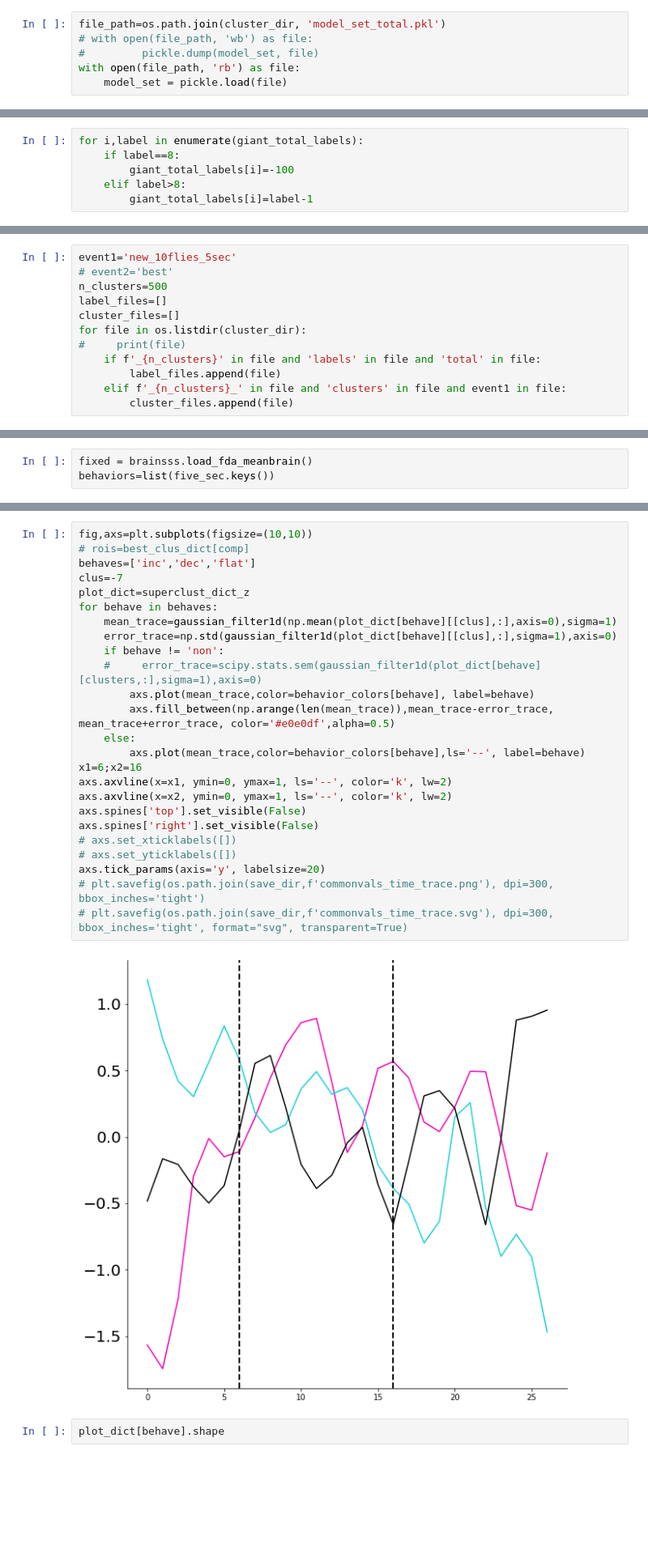
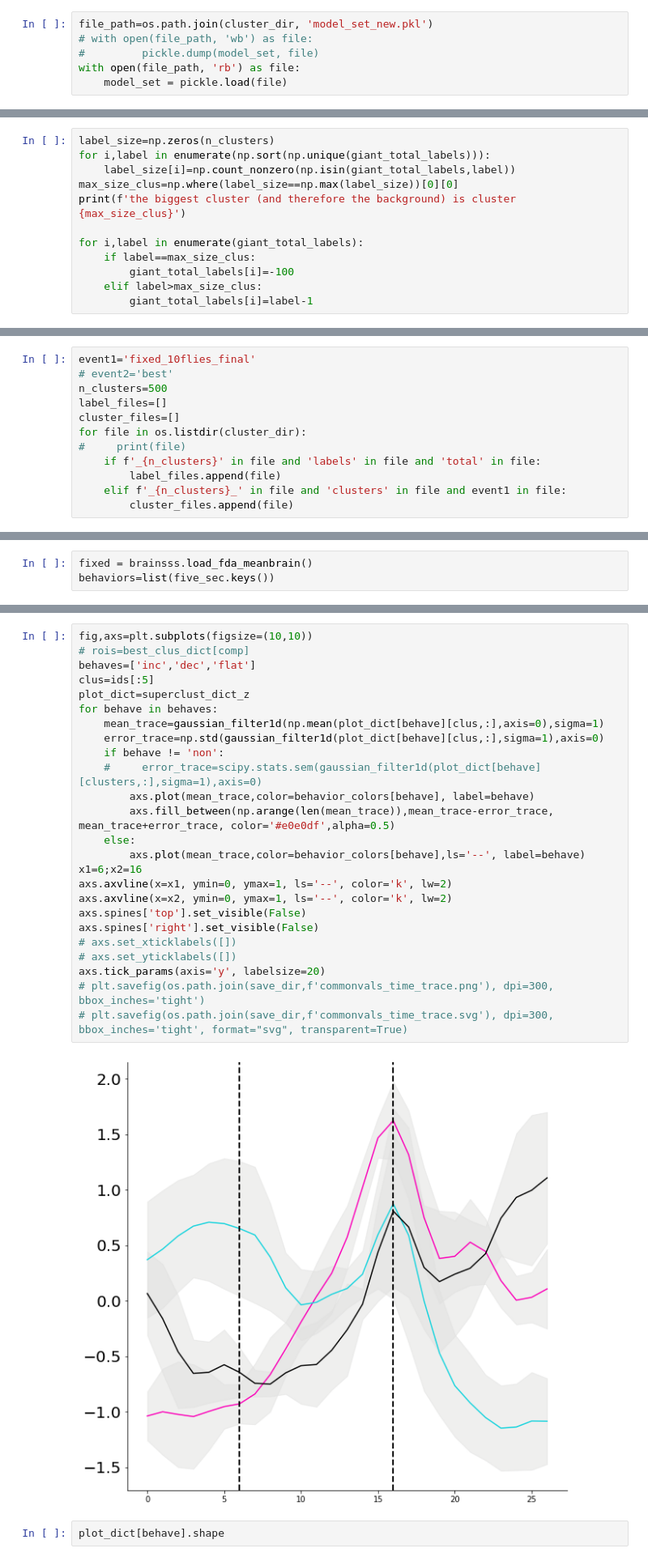
Before and after one commit to ClandininLab/brainsss, a Jupyter notebook: notebooks/20260309_top_superclust.ipynb, the cells around one changed output, grey strips where cells are left out. Shown at 81% size. Drawn from its saved outputs; the diff is of its cells as text; blank space fills up the shorter version.

```diff
--- a/notebooks/20260309_top_superclust.ipynb
+++ b/notebooks/20260309_top_superclust.ipynb
@@ -68,7 +68,7 @@ n_clusters=500
 # Suppress RuntimeWarning
 warnings.filterwarnings('ignore', category=RuntimeWarning)
 # %%
-file_path=os.path.join(cluster_dir, 'model_set_total.pkl')
+file_path=os.path.join(cluster_dir, 'model_set_new.pkl')
 # with open(file_path, 'wb') as file:
 #         pickle.dump(model_set, file)
 with open(file_path, 'rb') as file:
@@ -116,9 +116,15 @@ giant_labels_anat=giant_total_labels.reshape(314,146,91)
 print(giant_labels_anat.shape)
 # %% [output]
 (314, 146, 91)
-# %%
-for i,label in enumerate(giant_total_labels):
-    if label==8:
-        giant_total_labels[i]=-100
-    elif label>8:
-        giant_total_labels[i]=label-1
+# %%
+label_size=np.zeros(n_clusters)
+for i,label in enumerate(np.sort(np.unique(giant_total_labels))):
+    label_size[i]=np.count_nonzero(np.isin(giant_total_labels,label))
+max_size_clus=np.where(label_size==np.max(label_size))[0][0]
+print(f'the biggest cluster (and therefore the background) is cluster {max_size_clus}')
+
+for i,label in enumerate(giant_total_labels):
+    if label==max_size_clus:
+        giant_total_labels[i]=-100
+    elif label>max_size_clus:
+        giant_total_labels[i]=label-1
@@ -188,7 +196,7 @@ roi_contours = brainsss.make_single_roi_contours(roi_masks, roi_atlas)
 # %% [markdown]
 ## Load supervox
 # %%
-event1='new_10flies_5sec'
+event1='fixed_10flies_final'
 # event2='best'
 n_clusters=500
 label_files=[]
@@ -354,30 +358,30 @@ ax[2].axvline(x=16.5, ymin=0, ymax=1, ls='--', color='k', lw=4)
 # %%
 fig,axs=plt.subplots(figsize=(10,10))
 # rois=best_clus_dict[comp]
 behaves=['inc','dec','flat']
-clus=-7
+clus=ids[:5]
 plot_dict=superclust_dict_z
 for behave in behaves:
-    mean_trace=gaussian_filter1d(np.mean(plot_dict[behave][[clus],:],axis=0),sigma=1)
-    error_trace=np.std(gaussian_filter1d(plot_dict[behave][[clus],:],sigma=1),axis=0)
+    mean_trace=gaussian_filter1d(np.mean(plot_dict[behave][clus,:],axis=0),sigma=1)
+    error_trace=np.std(gaussian_filter1d(plot_dict[behave][clus,:],sigma=1),axis=0)
     if behave != 'non':
     #     error_trace=scipy.stats.sem(gaussian_filter1d(plot_dict[behave][clusters,:],sigma=1),axis=0)
         axs.plot(mean_trace,color=behavior_colors[behave], label=behave)
         axs.fill_between(np.arange(len(mean_trace)),mean_trace-error_trace, mean_trace+error_trace, color='#e0e0df',alpha=0.5)
     else:
         axs.plot(mean_trace,color=behavior_colors[behave],ls='--', label=behave)
 x1=6;x2=16
 axs.axvline(x=x1, ymin=0, ymax=1, ls='--', color='k', lw=2)
 axs.axvline(x=x2, ymin=0, ymax=1, ls='--', color='k', lw=2)
 axs.spines['top'].set_visible(False)
 axs.spines['right'].set_visible(False)
 # axs.set_xticklabels([])
 # axs.set_yticklabels([])
 axs.tick_params(axis='y', labelsize=20)
 # plt.savefig(os.path.join(save_dir,f'commonvals_time_trace.png'), dpi=300, bbox_inches='tight')
 # plt.savefig(os.path.join(save_dir,f'commonvals_time_trace.svg'), dpi=300, bbox_inches='tight', format="svg", transparent=True)
 # %% [output]
-[figure, old version]
+[figure, new version]
 # %%
 plot_dict[behave].shape
 # %% [output]
```
Also changed, not shown: parts of 17 cells of this notebook, 13 other files.
